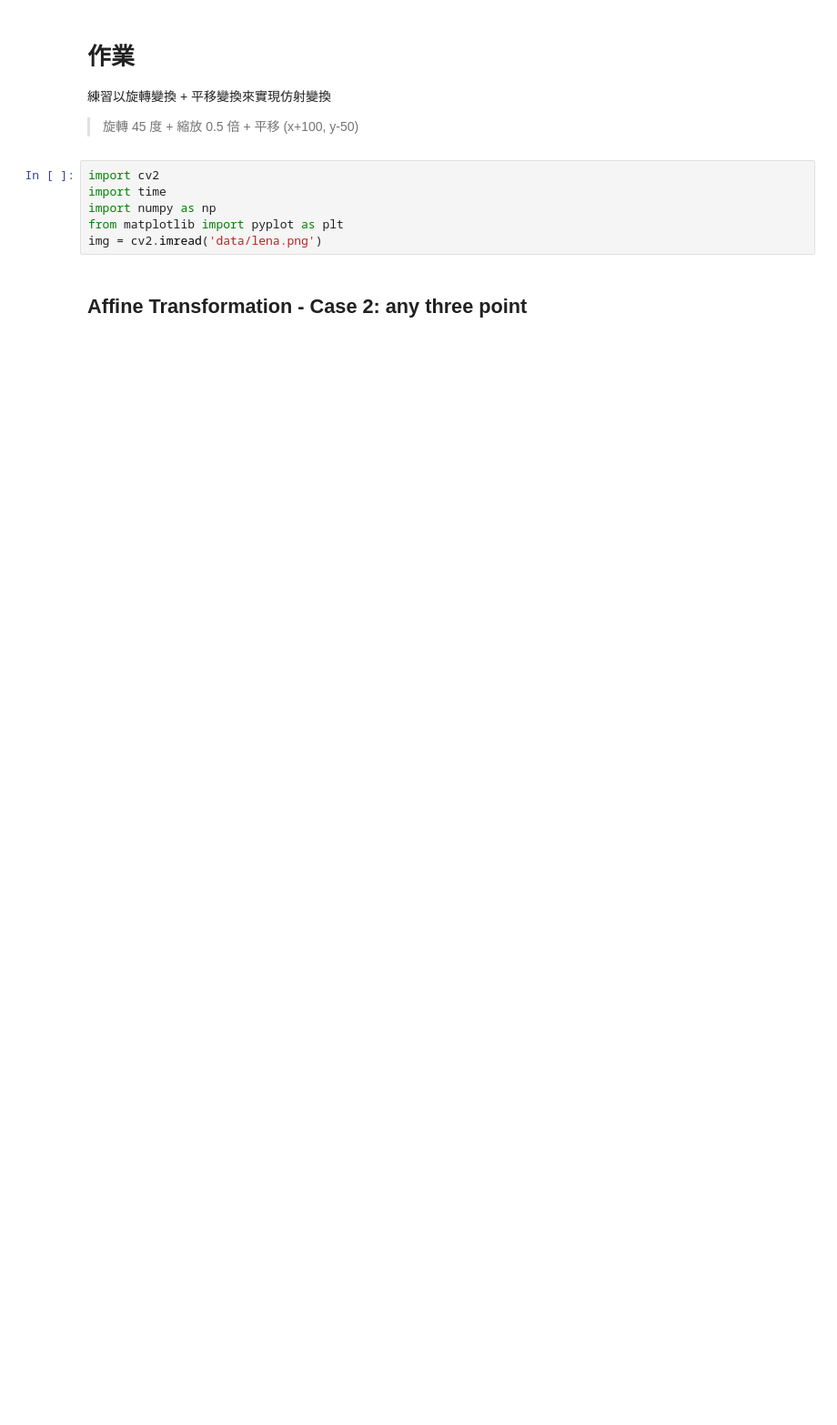
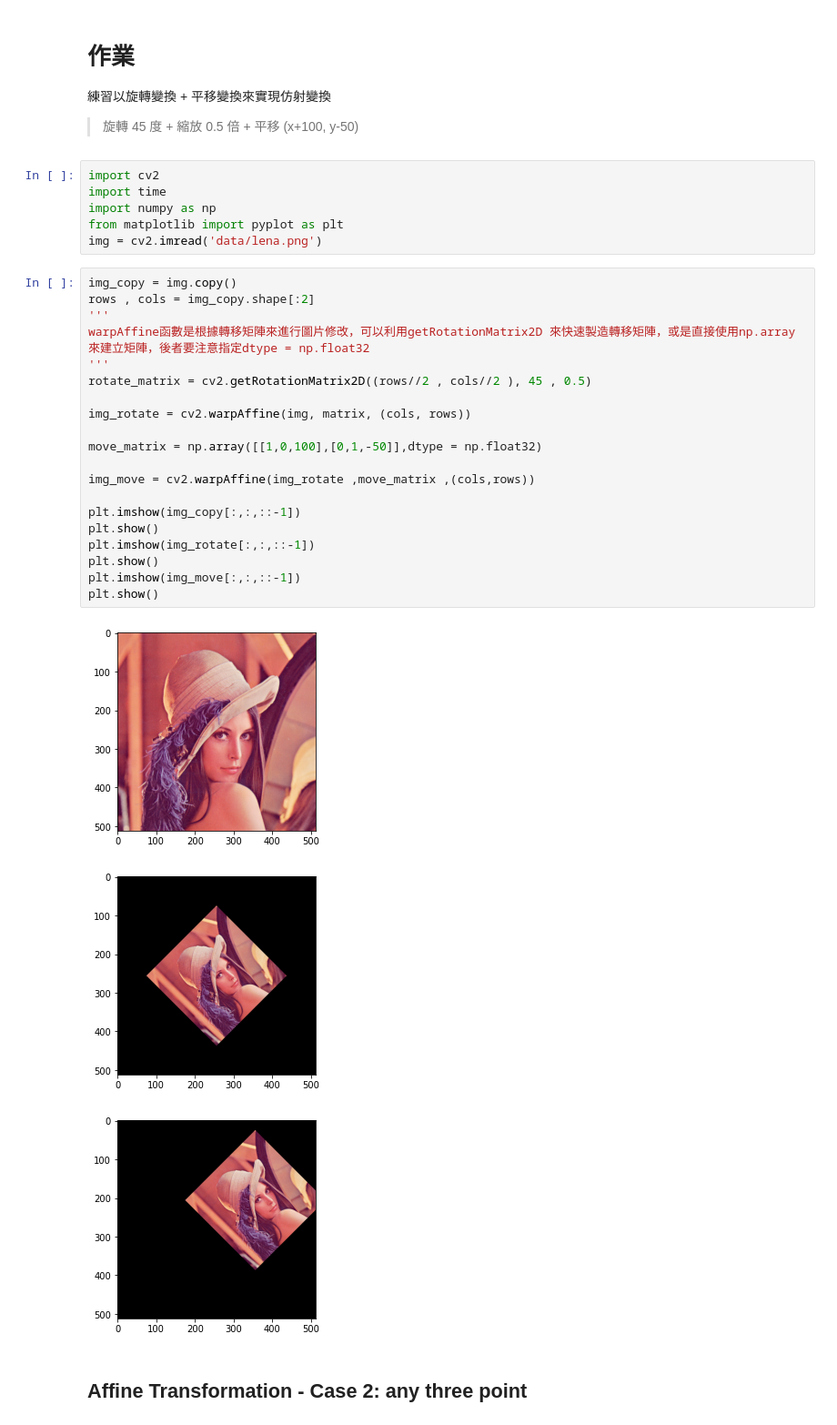
Before and after one commit to yumihsu/DLCV50Days, a Jupyter notebook: homework/Day006_affine_HW.ipynb, the cells around one changed output. Shown: that part at 91% size. Drawn from its saved outputs; the diff is of its cells as text; blank space fills up the shorter version.

```diff
--- a/homework/Day006_affine_HW.ipynb
+++ b/homework/Day006_affine_HW.ipynb
@@ -9,6 +9,30 @@ import time
 import numpy as np
 from matplotlib import pyplot as plt
 img = cv2.imread('data/lena.png')
+# %%
+img_copy = img.copy()
+rows , cols = img_copy.shape[:2]
+'''
+warpAffine函數是根據轉移矩陣來進行圖片修改，可以利用getRotationMatrix2D 來快速製造轉移矩陣，或是直接使用np.array來建立矩陣，後者要注意指定dtype = np.float32
+'''
+rotate_matrix = cv2.getRotationMatrix2D((rows//2 , cols//2 ), 45 , 0.5)
+
+img_rotate = cv2.warpAffine(img, matrix, (cols, rows))
+
+move_matrix = np.array([[1,0,100],[0,1,-50]],dtype = np.float32)
+
+img_move = cv2.warpAffine(img_rotate ,move_matrix ,(cols,rows))
+
+plt.imshow(img_copy[:,:,::-1])
+plt.show()
+plt.imshow(img_rotate[:,:,::-1])
+plt.show()
+plt.imshow(img_move[:,:,::-1])
+plt.show()
+# %% [output]
+[figure, added]
+[figure, added]
+[figure, added]
 # %% [markdown]
 ## Affine Transformation - Case 2: any three point
 # %%
```
Also changed, not shown: parts of 1 cell of this notebook.
